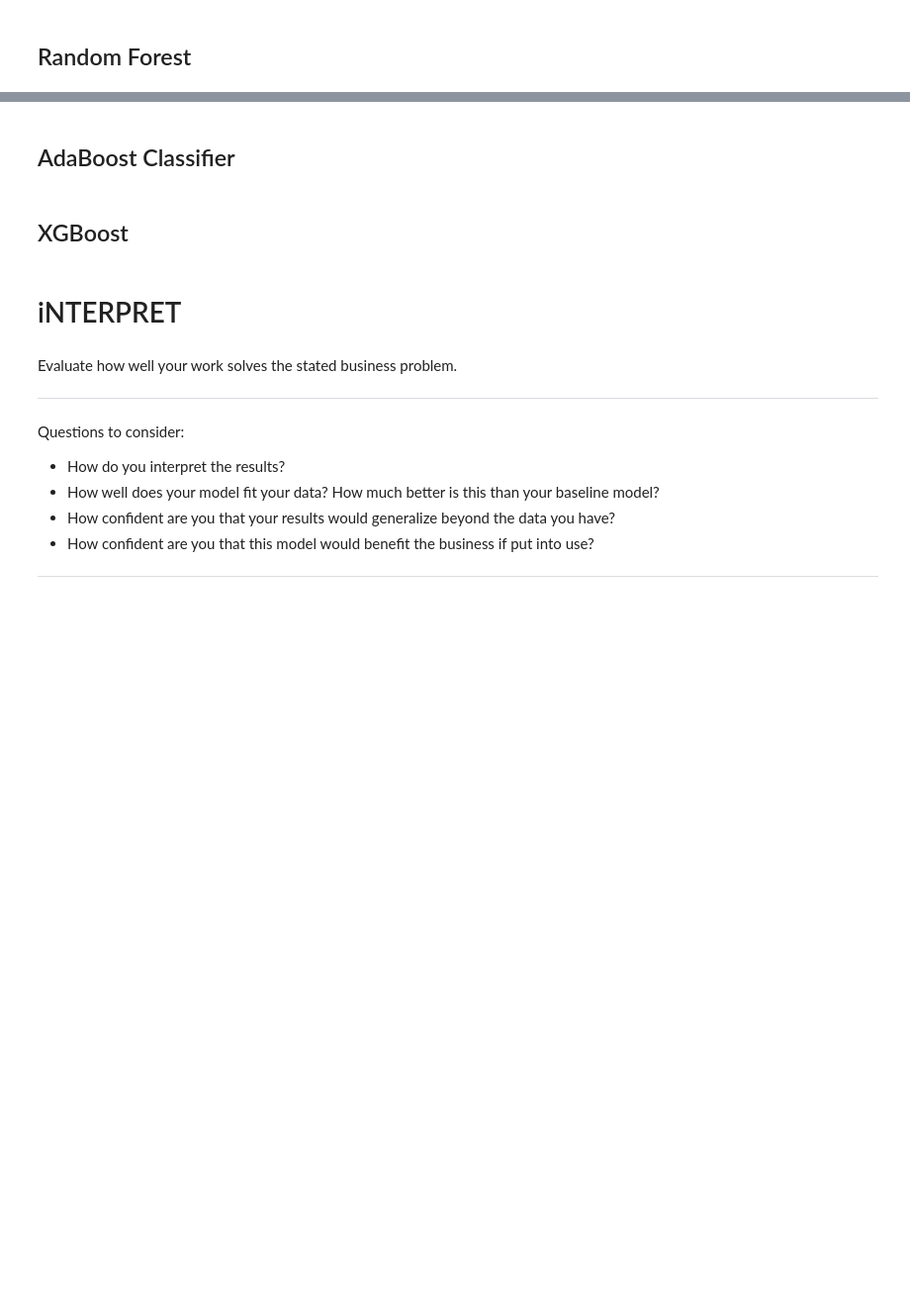
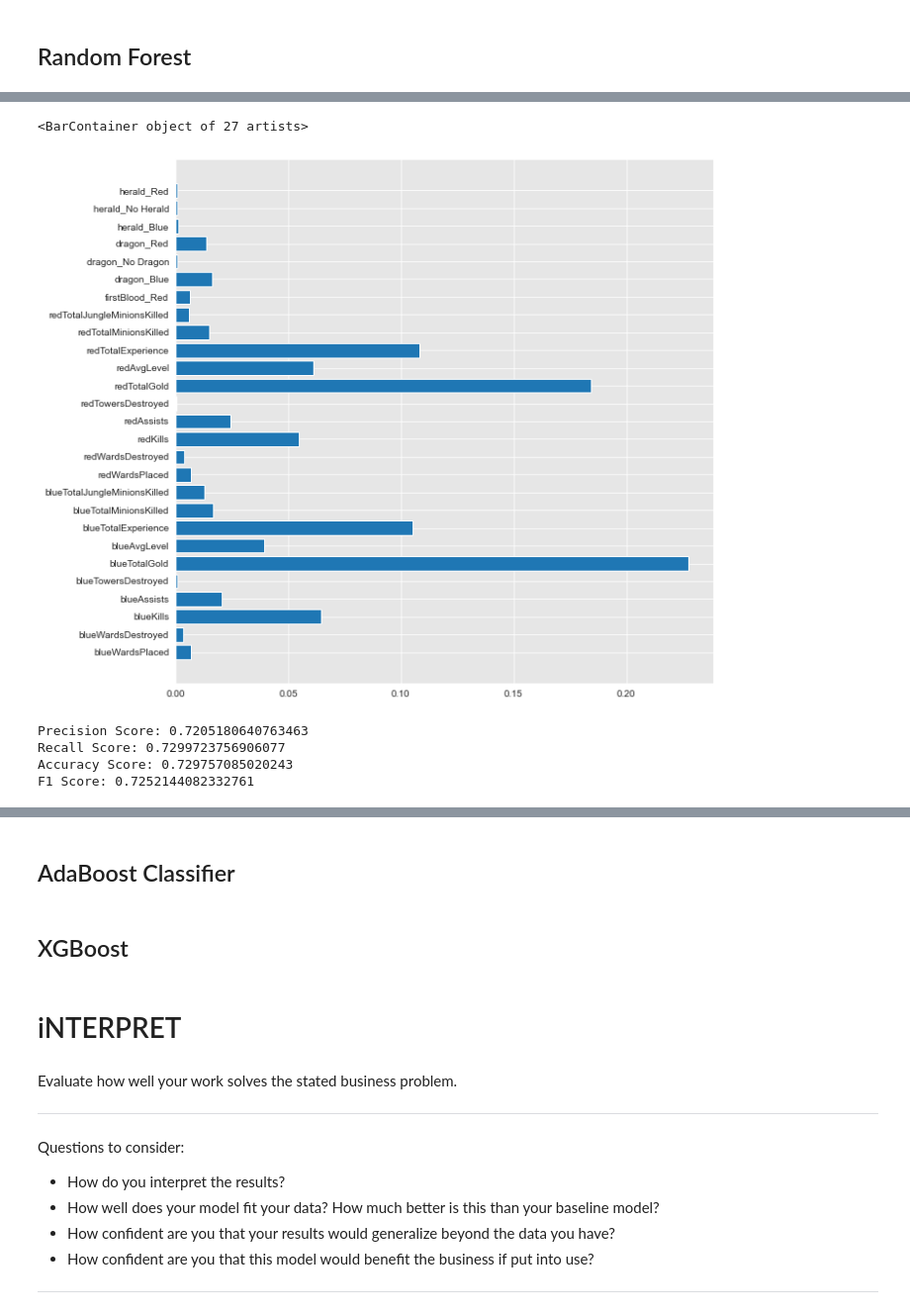
Before and after one commit to Drymander/League-of-Legends-Victory-Classification, a Jupyter notebook: index_OSEMN_plus_mvp.ipynb, the cells around one changed output, grey strips where cells are left out. Shown at 99% size. Drawn from its saved outputs; the diff is of its cells as text; code cells hidden in the pictures; blank space fills up the shorter version.

```diff
--- a/index_OSEMN_plus_mvp.ipynb
+++ b/index_OSEMN_plus_mvp.ipynb
@@ -1196,2 +1223,4 @@ evaluate_grid(gridsearch,X_test,y_test,X_train=X_train,y_train=y_train)
 # %% [markdown]
 ## Random Forest
+# %%
+X_train, X_test, y_train, y_test = tt_split_df(df)
@@ -1233,5 +1311,16 @@ plot_cm(forest)
+# %%
+fig = plt.figure(figsize=(10, 10))
+plt.barh(X_train.columns, rf_grid_search.best_estimator_.feature_importances_)
+# %% [output]
+<BarContainer object of 27 artists>
+[figure, added]
 # %%
 print_metrics(y_test, rf_pred)
+# %% [output]
+Precision Score: 0.7205180640763463
+Recall Score: 0.7299723756906077
+Accuracy Score: 0.729757085020243
+F1 Score: 0.7252144082332761
 # %%
 fig = plt.figure(figsize=(10, 10))
 plt.barh(X_train.columns, forest.feature_importances_)
```
Also changed, not shown: parts of 85 cells of this notebook.
